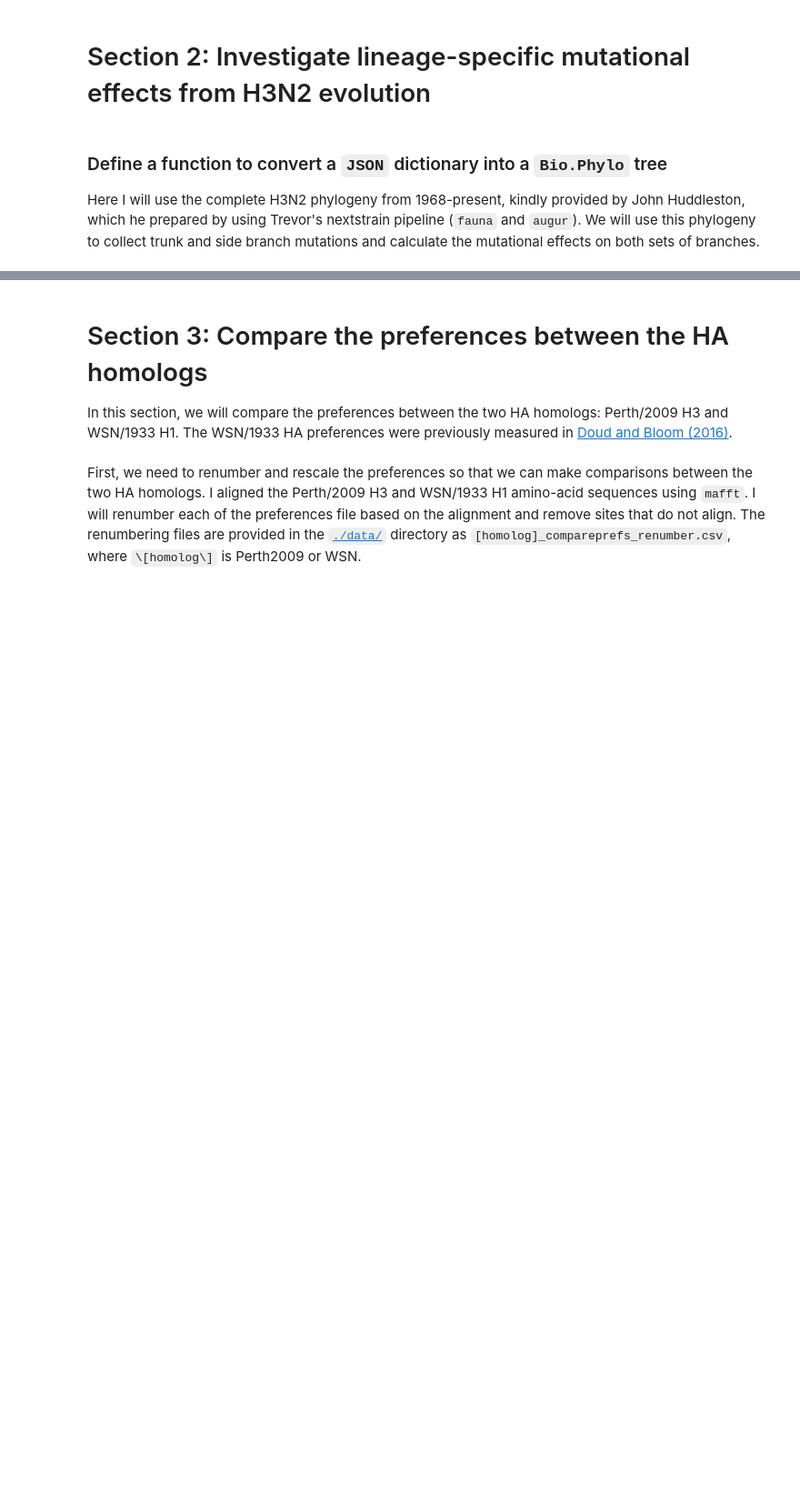
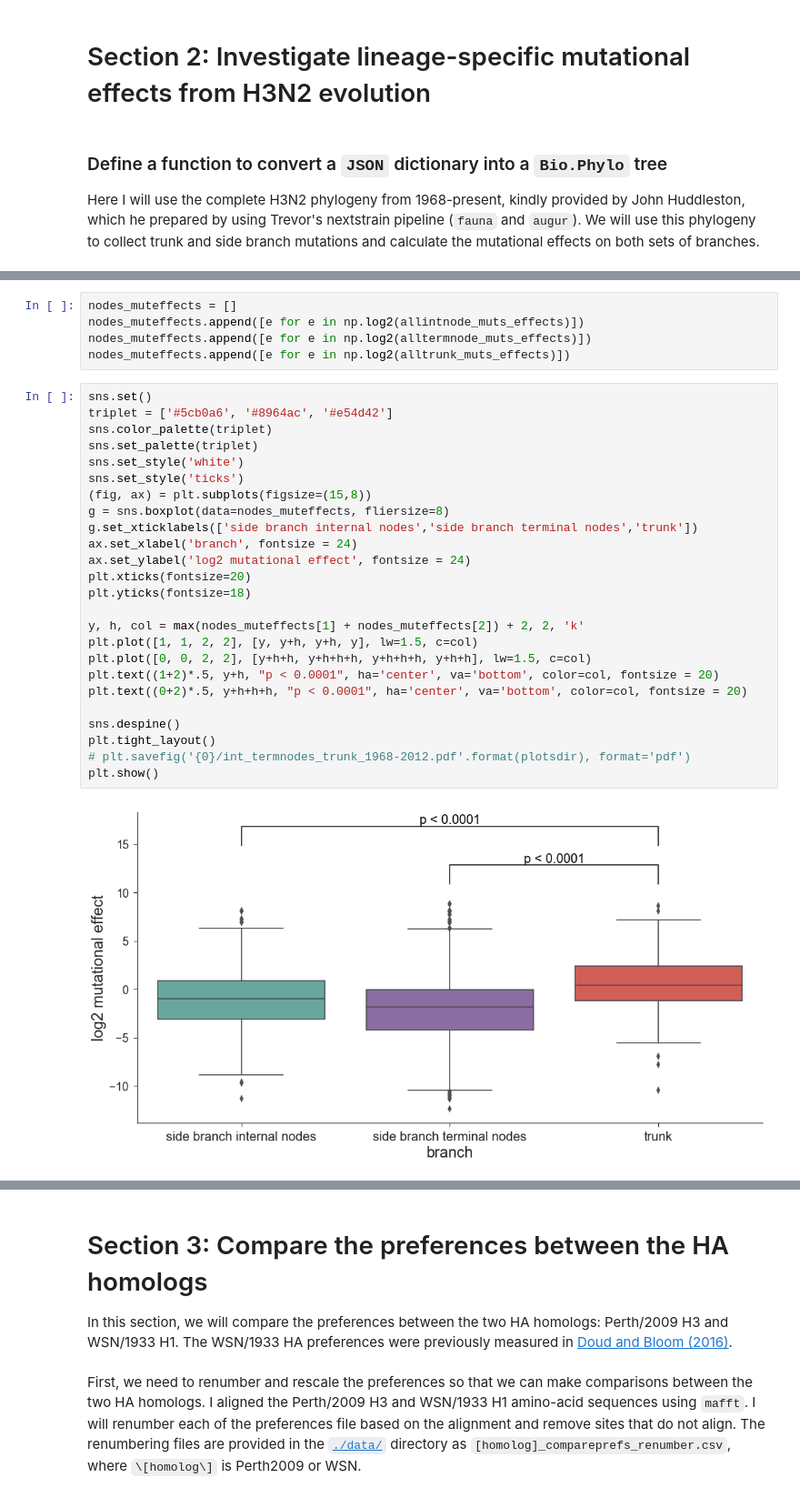
Before and after one commit to jbloomlab/Perth2009-DMS-Manuscript, a Jupyter notebook: analysis_code/Perth2009_DMS_analysis.ipynb, the cells around one changed output, grey strips where cells are left out. Shown at 91% size. Cells and saved outputs as stored; diff of their text form; blank space fills up the shorter version.

```diff
--- a/analysis_code/Perth2009_DMS_analysis.ipynb
+++ b/analysis_code/Perth2009_DMS_analysis.ipynb
@@ -453,0 +848,32 @@ def json_to_tree(json_dict):
+# %%
+nodes_muteffects = []
+nodes_muteffects.append([e for e in np.log2(allintnode_muts_effects)])
+nodes_muteffects.append([e for e in np.log2(alltermnode_muts_effects)])
+nodes_muteffects.append([e for e in np.log2(alltrunk_muts_effects)])
+# %%
+sns.set()
+triplet = ['#5cb0a6', '#8964ac', '#e54d42']
+sns.color_palette(triplet)
+sns.set_palette(triplet)
+sns.set_style('white')
+sns.set_style('ticks')
+(fig, ax) = plt.subplots(figsize=(15,8))
+g = sns.boxplot(data=nodes_muteffects, fliersize=8)
+g.set_xticklabels(['side branch internal nodes','side branch terminal nodes','trunk'])
+ax.set_xlabel('branch', fontsize = 24)
+ax.set_ylabel('log2 mutational effect', fontsize = 24)
+plt.xticks(fontsize=20)
+plt.yticks(fontsize=18)
+
+y, h, col = max(nodes_muteffects[1] + nodes_muteffects[2]) + 2, 2, 'k'
+plt.plot([1, 1, 2, 2], [y, y+h, y+h, y], lw=1.5, c=col)
+plt.plot([0, 0, 2, 2], [y+h+h, y+h+h+h, y+h+h+h, y+h+h], lw=1.5, c=col)
+plt.text((1+2)*.5, y+h, "p < 0.0001", ha='center', va='bottom', color=col, fontsize = 20)
+plt.text((0+2)*.5, y+h+h+h, "p < 0.0001", ha='center', va='bottom', color=col, fontsize = 20)
+
+sns.despine()
+plt.tight_layout()
+# plt.savefig('{0}/int_termnodes_trunk_1968-2012.pdf'.format(plotsdir), format='pdf')
+plt.show()
+# %% [output]
+[figure, added]
```
Also changed, not shown: parts of 91 cells of this notebook.
